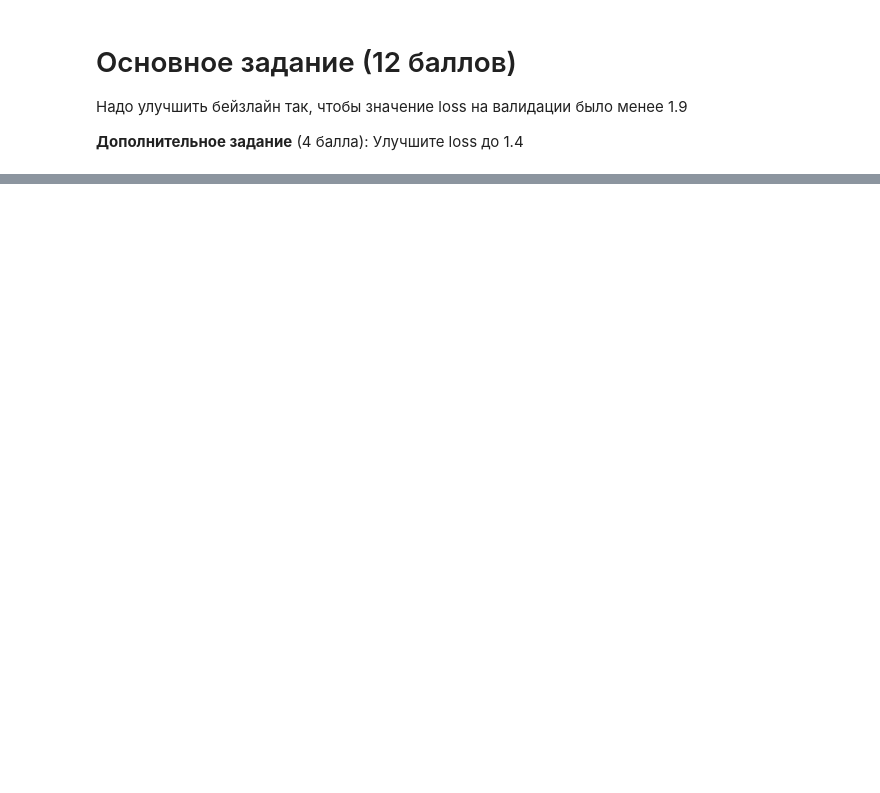
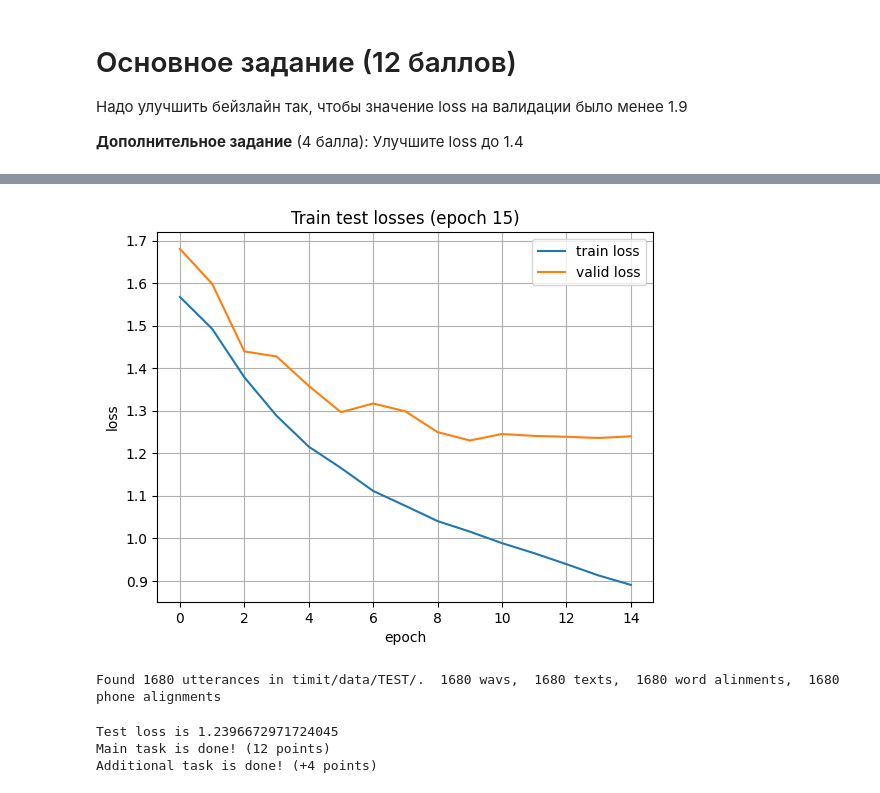
Before and after one commit to medbar/asr_itmo24, a Jupyter notebook: asr_lab3.ipynb, the cells around one changed output, grey strips where cells are left out. Drawn from its saved outputs; the diff is of its cells as text; code cells hidden in the pictures; blank space fills up the shorter version.

```diff
--- a/asr_lab3.ipynb
+++ b/asr_lab3.ipynb
@@ -898,0 +766,36 @@ Additional task is done! (+4 points)
+# %%
+trained_model = torch.load('adamw_model.trainer')
+def experiment():
+    # Запуск полноценного обучения модели
+    # TODO: Тюнинг гиперпараметров
+    fe = FeatureExtractor()
+    test_dataset = FeatsPhoneDataset('timit/data/TEST/', feature_extractor=fe, phone2id=PHONE2ID)
+    train_dataset = FeatsPhoneDataset('timit/data/TRAIN/', feature_extractor=fe, phone2id=PHONE2ID)
+    train_dataloader = torch.utils.data.DataLoader(train_dataset, batch_size=64,
+                                               num_workers=0, collate_fn=train_dataset.collate_pad, shuffle=True)
+    test_dataloader = torch.utils.data.DataLoader(test_dataset, batch_size=1,
+                                               num_workers=0, collate_fn=test_dataset.collate_pad, shuffle=False)
+
+    trained_model.optimizer = Lion(trained_model.parameters(), lr=1e-3, weight_decay=1e-2)
+    trained_model.fit(train_dataloader, epochs=15, valid_dataloader=test_dataloader, plot_losses=True)
+    return trained_model.to('cpu')
+lion_results = experiment()
+# %% [output]
+[figure, added]
+# %%
+def test_trained_model(trainer):
+    test_dataset = FeatsPhoneDataset('timit/data/TEST/', feature_extractor=trainer.fe, phone2id=trainer.phone2id)
+    test_dataloader = torch.utils.data.DataLoader(test_dataset, batch_size=1,
+                                               num_workers=0, collate_fn=test_dataset.collate_pad, shuffle=False)
+    loss = np.mean(trainer.score(test_dataloader))
+    print(f"Test loss is {loss}")
+    assert loss < 1.8, "Main task failed"
+    print(f"Main task is done! (12 points)")
+    if loss <= 1.3:
+        print(f"Additional task is done! (+4 points)")
+test_trained_model(lion_results.to('cuda'))
+# %% [output]
+Found 1680 utterances in timit/data/TEST/.  1680 wavs,  1680 texts,  1680 word alinments,  1680 phone alignments
+Test loss is 1.2396672971724045
+Main task is done! (12 points)
+Additional task is done! (+4 points)
```
Also changed, not shown: parts of 22 cells of this notebook.
